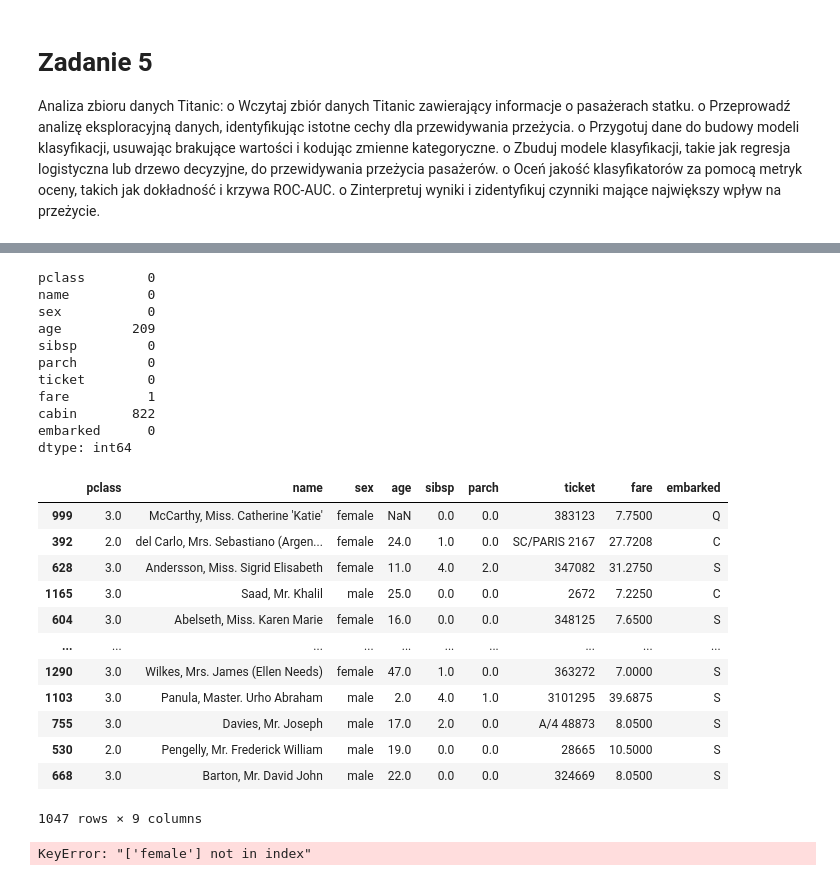
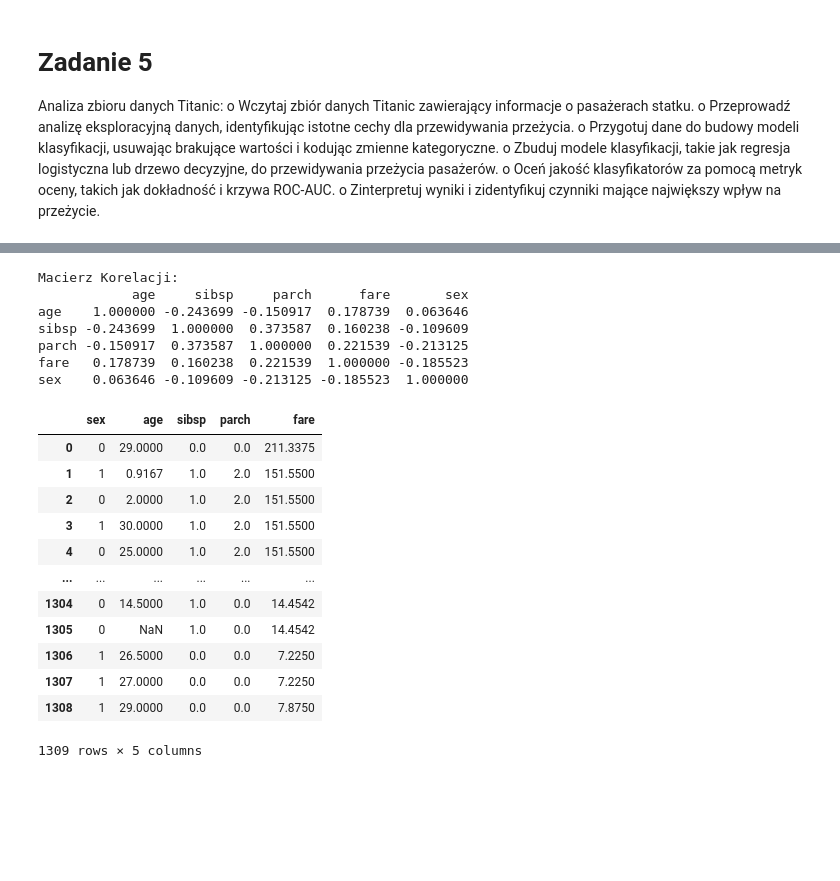
Before and after one commit to MrChazar/Methods_And_Tools_Of_Big_Data, a Jupyter notebook: LAB_7/exercise_4.ipynb, the cells around one changed output, grey strips where cells are left out. Drawn from its saved outputs; the diff is of its cells as text; code cells hidden in the pictures; blank space fills up the shorter version.

```diff
--- a/LAB_7/exercise_4.ipynb
+++ b/LAB_7/exercise_4.ipynb
@@ -30,6 +32,3 @@ import seaborn as sns
 # %%
-np.random.seed(42)
-
 X, y = fetch_openml("titanic", version=1, as_frame=True, return_X_y=True)
-X.drop(['boat', 'body', 'home.dest'], axis=1, inplace=True)
-X_train, X_test, y_train, y_test = train_test_split(X, y, stratify=y, test_size=0.2)
+X
@@ -44,0 +72,5 @@ X_train.head()
+# %%
+# Zamiany cechy płci z tekstowej female, male na binarną 1 - male 0 - female
+label_encoder = LabelEncoder()
+X['sex'] = label_encoder.fit_transform(X['sex'])
+X
@@ -45,38 +91,37 @@ X_train.head()
+# %%
+# Usuwamy kolumny które moim zdaniem nie zawierają informacji a będą one trudne do uzupełnienia ponieważ zawierają wiele nieprawidłowości
+X.drop(['boat', 'body', 'cabin', 'name', 'embarked', 'ticket', 'home.dest', 'pclass', 'name', ], axis=1, inplace=True)
 # %%
-# sprawdzenie ilości braków
-X_train.isnull().sum()
+# Wybieramy cechy by sprawdzić korelację
+matrix = X[['age', 'sibsp', 'parch', 'fare', 'sex']].corr()
+print("Macierz Korelacji:")
+print(matrix)
 # %% [output]
-pclass        0
-name          0
-sex           0
-age         209
-sibsp         0
-parch         0
-ticket        0
-fare          1
-cabin       822
-embarked      0
-dtype: int64
+Macierz Korelacji:
+            age     sibsp     parch      fare       sex
+age    1.000000 -0.243699 -0.150917  0.178739  0.063646
+sibsp -0.243699  1.000000  0.373587  0.160238 -0.109609
+parch -0.150917  0.373587  1.000000  0.221539 -0.213125
+fare   0.178739  0.160238  0.221539  1.000000 -0.185523
+sex    0.063646 -0.109609 -0.213125 -0.185523  1.000000
 # %%
-# Usuwanie Kabin
-X_train.drop(['cabin'], axis=1, inplace=True)
-X_test.drop(['cabin'], axis=1, inplace=True)
-X_train
+X
 # %% [output]
-|  | pclass | name | sex | age | sibsp | parch | ticket | fare | embarked |
-| 999 | 3.0 | McCarthy, Miss. Catherine 'Katie' | female | NaN | 0.0 | 0.0 | 383123 | 7.7500 | Q |
-| 392 | 2.0 | del Carlo, Mrs. Sebastiano (Argen... | female | 24.0 | 1.0 | 0.0 | SC/PARIS 2167 | 27.7208 | C |
-| 628 | 3.0 | Andersson, Miss. Sigrid Elisabeth | female | 11.0 | 4.0 | 2.0 | 347082 | 31.2750 | S |
-| 1165 | 3.0 | Saad, Mr. Khalil | male | 25.0 | 0.0 | 0.0 | 2672 | 7.2250 | C |
-| 604 | 3.0 | Abelseth, Miss. Karen Marie | female | 16.0 | 0.0 | 0.0 | 348125 | 7.6500 | S |
-| ... | ... | ... | ... | ... | ... | ... | ... | ... | ... |
-| 1290 | 3.0 | Wilkes, Mrs. James (Ellen Needs) | female | 47.0 | 1.0 | 0.0 | 363272 | 7.0000 | S |
-| 1103 | 3.0 | Panula, Master. Urho Abraham | male | 2.0 | 4.0 | 1.0 | 3101295 | 39.6875 | S |
-| 755 | 3.0 | Davies, Mr. Joseph | male | 17.0 | 2.0 | 0.0 | A/4 48873 | 8.0500 | S |
-| 530 | 2.0 | Pengelly, Mr. Frederick William | male | 19.0 | 0.0 | 0.0 | 28665 | 10.5000 | S |
-| 668 | 3.0 | Barton, Mr. David John | male | 22.0 | 0.0 | 0.0 | 324669 | 8.0500 | S |
+|  | sex | age | sibsp | parch | fare |
+| 0 | 0 | 29.0000 | 0.0 | 0.0 | 211.3375 |
+| 1 | 1 | 0.9167 | 1.0 | 2.0 | 151.5500 |
+| 2 | 0 | 2.0000 | 1.0 | 2.0 | 151.5500 |
+| 3 | 1 | 30.0000 | 1.0 | 2.0 | 151.5500 |
+| 4 | 0 | 25.0000 | 1.0 | 2.0 | 151.5500 |
+| ... | ... | ... | ... | ... | ... |
+| 1304 | 0 | 14.5000 | 1.0 | 0.0 | 14.4542 |
+| 1305 | 0 | NaN | 1.0 | 0.0 | 14.4542 |
+| 1306 | 1 | 26.5000 | 0.0 | 0.0 | 7.2250 |
+| 1307 | 1 | 27.0000 | 0.0 | 0.0 | 7.2250 |
+| 1308 | 1 | 29.0000 | 0.0 | 0.0 | 7.8750 |
-1047 rows × 9 columns
+1309 rows × 5 columns
 # %%
-# obsługa braków
+# Podział na zestawy treningowe i testowe
+# Podział danych na zbiór treningowy i testowy
+X_train, X_test, y_train, y_test = train_test_split(X, y, test_size=0.2,
+random_state=42)
-# %% [output]
-KeyError: "['female'] not in index"
```
Also changed, not shown: parts of 9 cells of this notebook, 5 other files.
